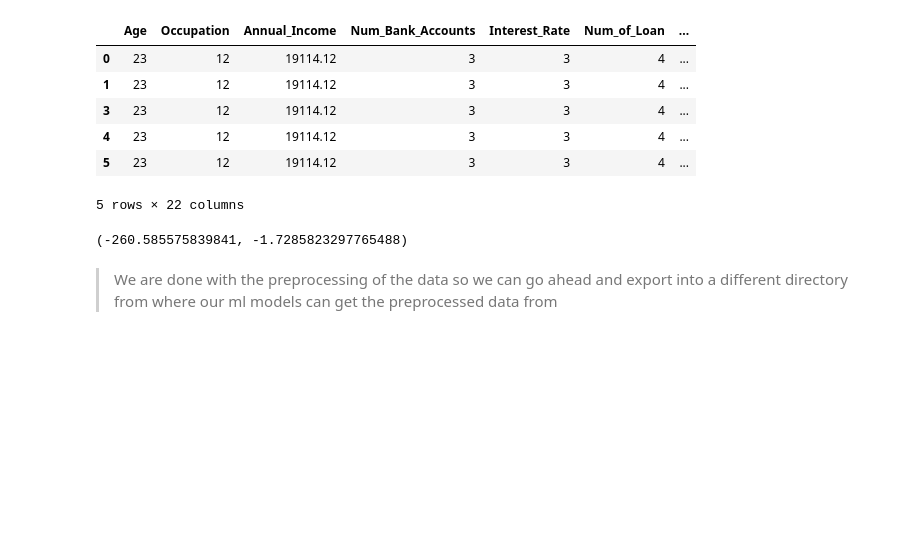
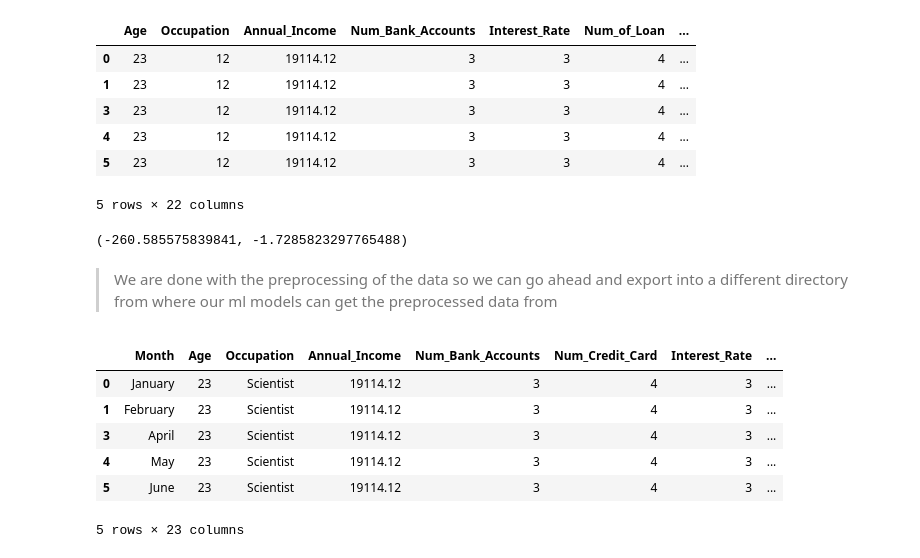
Before and after one commit to SaitejSamudrala/Credit-Score-Classification, a Jupyter notebook: src/main.ipynb, the cells around one changed output. Saved outputs shown, nothing was run; the diff lists cells and outputs as text; code cells hidden in the pictures; blank space fills up the shorter version.

```diff
--- a/src/main.ipynb
+++ b/src/main.ipynb
@@ -1313,3 +1314,13 @@ for i in delete_columns:
 > We are done with the preprocessing of the data so we can go ahead and export into a different directory from where our ml models can get the preprocessed data from
 # %%
 # train.to_csv('./../processed-data/processed-data.csv')
+# %%
+train.head()
+# %% [output]
+|  | Month | Age | Occupation | Annual_Income | Num_Bank_Accounts | Num_Credit_Card | Interest_Rate | ... |
+| 0 | January | 23 | Scientist | 19114.12 | 3 | 4 | 3 | ... |
+| 1 | February | 23 | Scientist | 19114.12 | 3 | 4 | 3 | ... |
+| 3 | April | 23 | Scientist | 19114.12 | 3 | 4 | 3 | ... |
+| 4 | May | 23 | Scientist | 19114.12 | 3 | 4 | 3 | ... |
+| 5 | June | 23 | Scientist | 19114.12 | 3 | 4 | 3 | ... |
+5 rows × 23 columns
```
Also changed, not shown: parts of 2 cells of this notebook.
